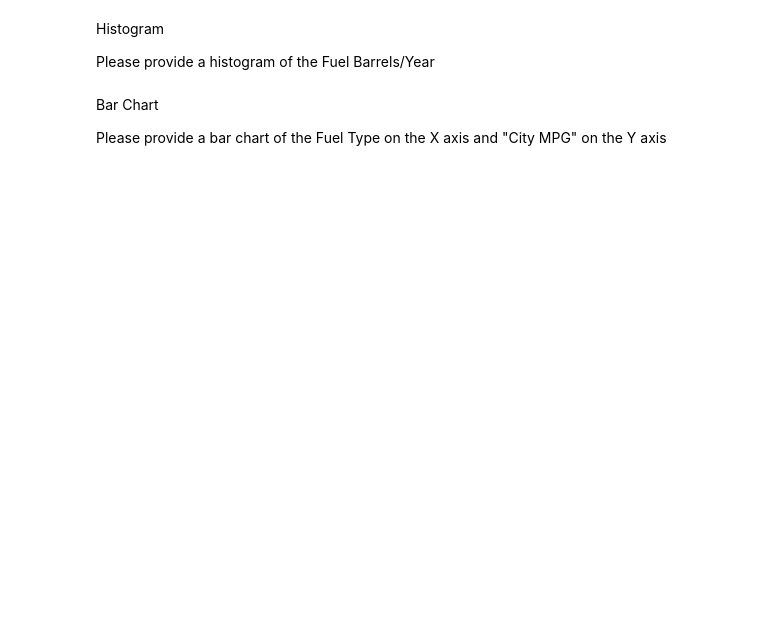
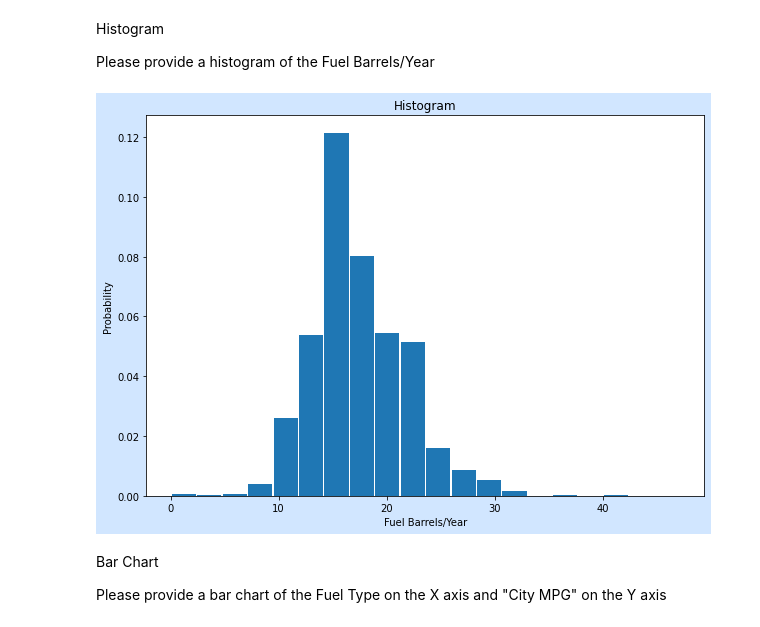
Before and after one commit to ta-data-mexpt/lab-matplotlib-seaborn, a Jupyter notebook: your-code/challenge-1.ipynb, the cells around one changed output. Drawn from its saved outputs; the diff is of its cells as text; code cells hidden in the pictures; blank space fills up the shorter version.

```diff
--- a/your-code/challenge-1.ipynb
+++ b/your-code/challenge-1.ipynb
@@ -118,3 +128,11 @@ Please provide a histogram of the Fuel Barrels/Year
+# %%
+plt.figure(facecolor="#d1e6ff",figsize=(10,7))
+plt.hist(vehicles['Fuel Barrels/Year'],bins=20,density=True,rwidth=0.95)
+plt.xlabel("Fuel Barrels/Year")
+plt.ylabel("Probability")
+plt.title("Histogram");
+# %% [output]
+[figure, added]
 # %% [markdown]
 Bar Chart
 
```
Also changed, not shown: parts of 8 cells of this notebook.
